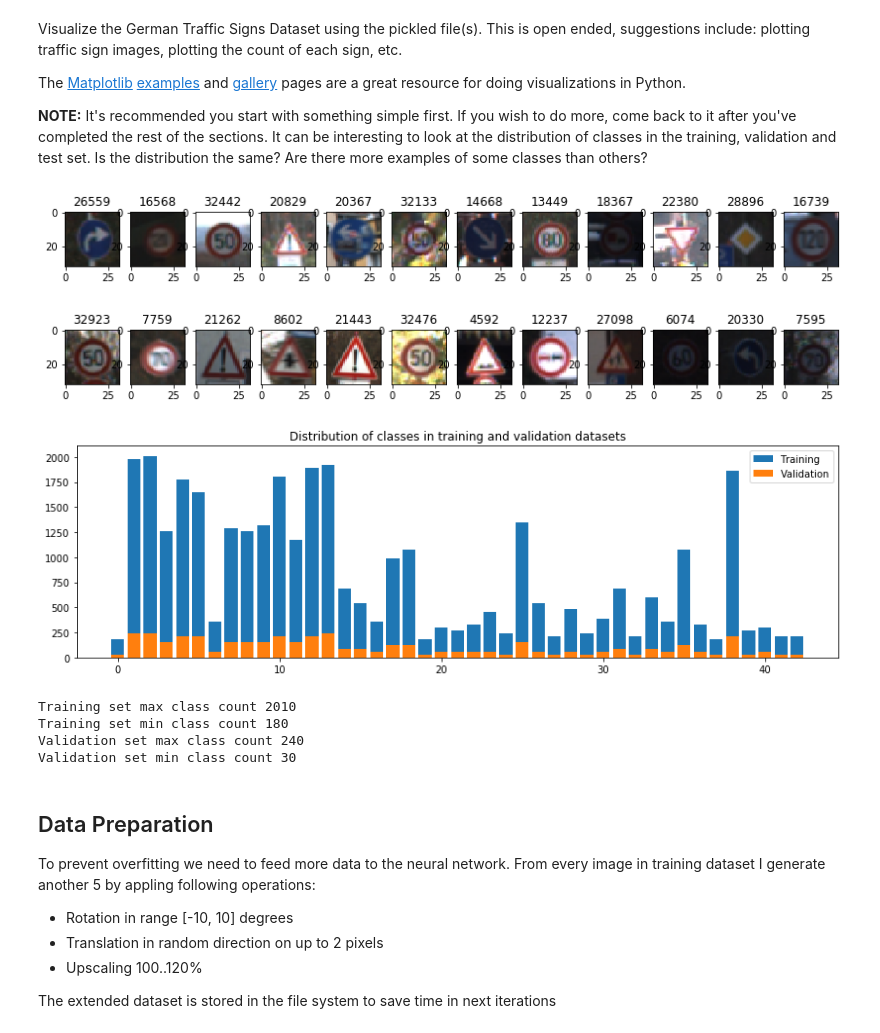
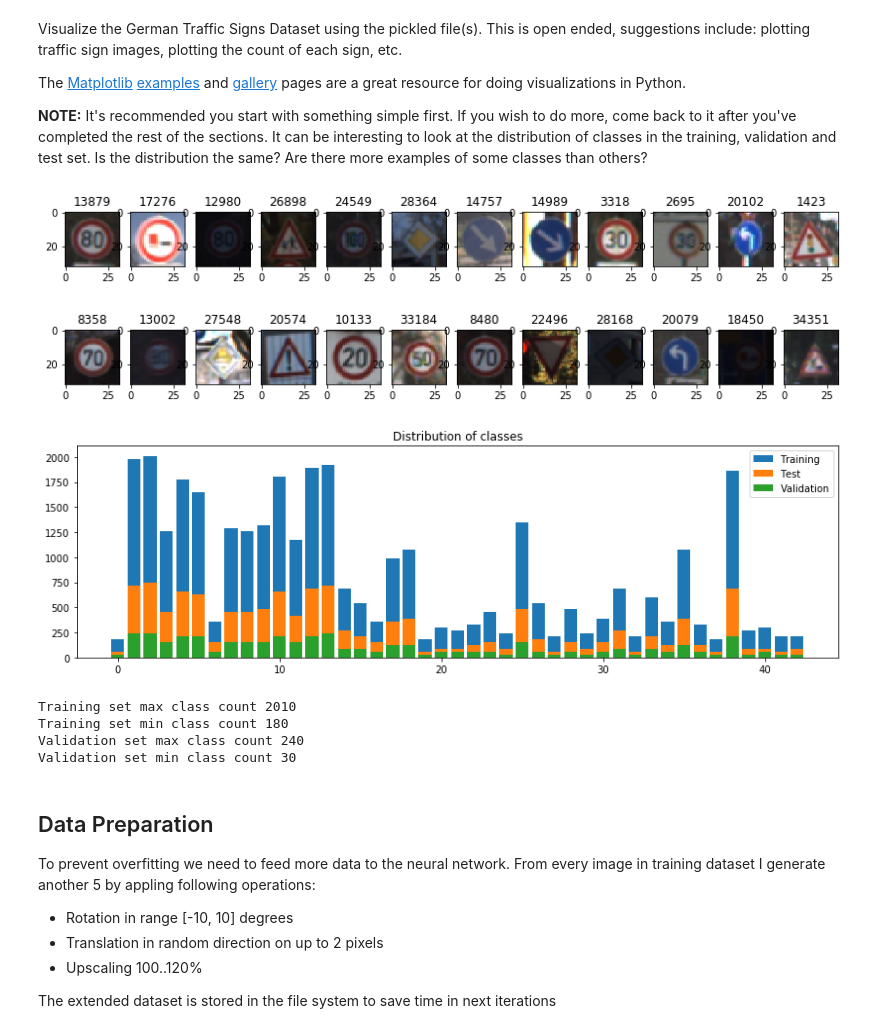
Before and after one commit to cazacov/CarND-Traffic-Sign-Classifier-Project, a Jupyter notebook: Traffic_Sign_Classifier.ipynb, the cells around one changed output. Drawn from its saved outputs; the diff is of its cells as text; code cells hidden in the pictures.

```diff
--- a/Traffic_Sign_Classifier.ipynb
+++ b/Traffic_Sign_Classifier.ipynb
@@ -114,36 +114,39 @@ from random import randint
 import cv2
 
 # Visualizations will be shown in the notebook.
 %matplotlib inline
 plt.rcParams["figure.figsize"] = [14, 4]
 
 f, axarr = plt.subplots(2,12)
 for row in range(2):
     for col in range(12):
          index = randint(0,n_train)
          axarr[row, col].imshow(X_train[index])
          axarr[row, col].set_title(index)
 
 plt.show()
 
 # Draw distribution histogram
 train_id, train_counts = np.unique(y_train, return_counts = True )
 plt.bar(train_id,train_counts, label='Training')
 
+test_id, test_counts = np.unique(y_test, return_counts = True )
+plt.bar(test_id,test_counts, label='Test')
+
 valid_id, valid_counts = np.unique(y_valid, return_counts = True )
 plt.bar(valid_id,valid_counts, label='Validation')
 
-plt.title("Distribution of classes in training and validation datasets")
+plt.title("Distribution of classes")
 plt.legend()
 plt.show()
 
 print("Training set max class count", np.amax(train_counts))
 print("Training set min class count", np.amin(train_counts))
 print("Validation set max class count", np.amax(valid_counts))
 print("Validation set min class count", np.amin(valid_counts))
 # %% [output]
-[figure, old version]
+[figure, new version]
-[figure, old version]
+[figure, new version]
 Training set max class count 2010
 Training set min class count 180
 Validation set max class count 240
```
